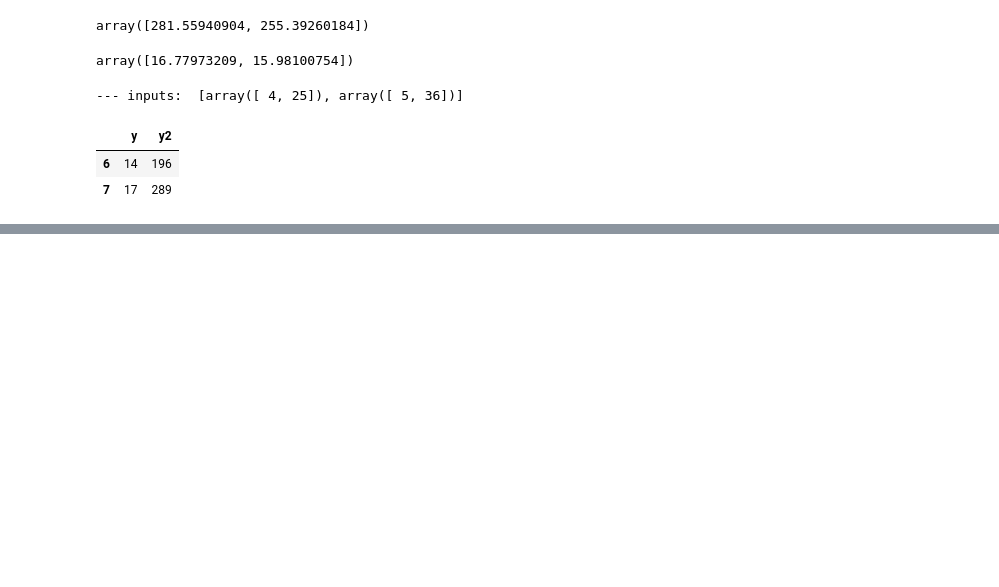
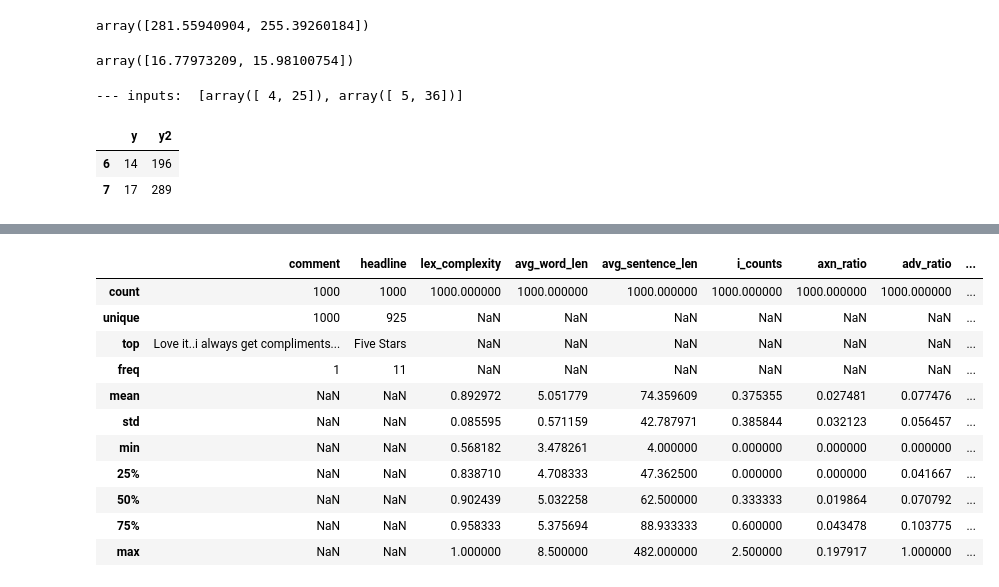
Before and after one commit to bilha-analytics/play_oopz, a Jupyter notebook: notebooks/02_scklearn.ipynb, the cells around one changed output, grey strips where cells are left out. Drawn from its saved outputs; the diff is of its cells as text; code cells hidden in the pictures; blank space fills up the shorter version.

```diff
--- a/notebooks/02_scklearn.ipynb
+++ b/notebooks/02_scklearn.ipynb
@@ -368,0 +455,15 @@ dir(dset)
+# %%
+dframe.describe(include='all')
+# %% [output]
+|  | comment | headline | lex_complexity | avg_word_len | avg_sentence_len | i_counts | axn_ratio | adv_ratio | ... |
+| count | 1000 | 1000 | 1000.000000 | 1000.000000 | 1000.000000 | 1000.000000 | 1000.000000 | 1000.000000 | ... |
+| unique | 1000 | 925 | NaN | NaN | NaN | NaN | NaN | NaN | ... |
+| top | Love it..i always get compliments... | Five Stars | NaN | NaN | NaN | NaN | NaN | NaN | ... |
+| freq | 1 | 11 | NaN | NaN | NaN | NaN | NaN | NaN | ... |
+| mean | NaN | NaN | 0.892972 | 5.051779 | 74.359609 | 0.375355 | 0.027481 | 0.077476 | ... |
+| std | NaN | NaN | 0.085595 | 0.571159 | 42.787971 | 0.385844 | 0.032123 | 0.056457 | ... |
+| min | NaN | NaN | 0.568182 | 3.478261 | 4.000000 | 0.000000 | 0.000000 | 0.000000 | ... |
+| 25% | NaN | NaN | 0.838710 | 4.708333 | 47.362500 | 0.000000 | 0.000000 | 0.041667 | ... |
+| 50% | NaN | NaN | 0.902439 | 5.032258 | 62.500000 | 0.333333 | 0.019864 | 0.070792 | ... |
+| 75% | NaN | NaN | 0.958333 | 5.375694 | 88.933333 | 0.600000 | 0.043478 | 0.103775 | ... |
+| max | NaN | NaN | 1.000000 | 8.500000 | 482.000000 | 2.500000 | 0.197917 | 1.000000 | ... |
```
Also changed, not shown: parts of 25 cells of this notebook, 2 other files.
